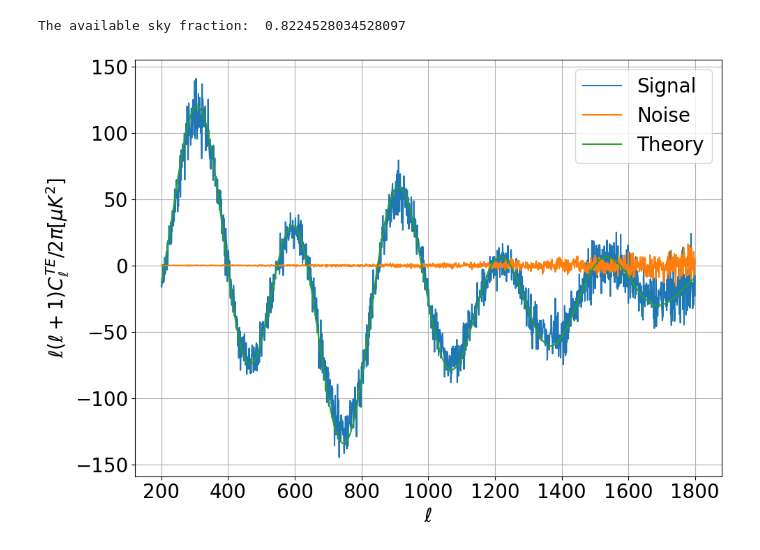
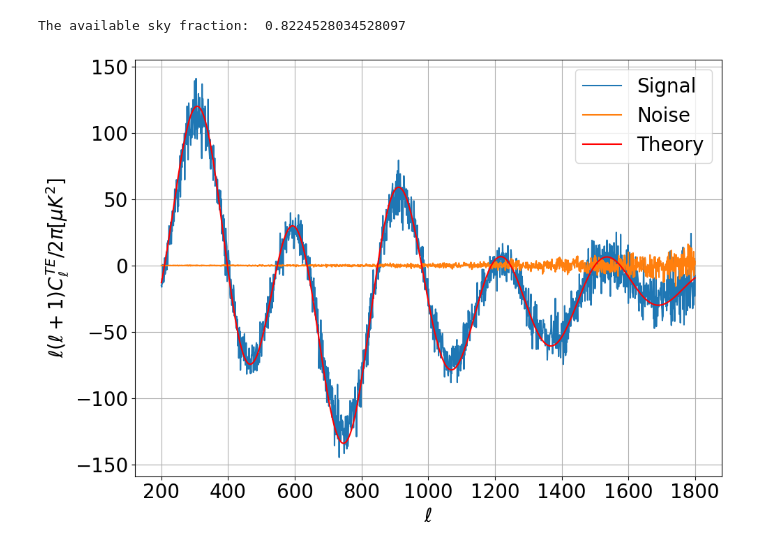
Before and after one commit to s-Sayan/HMC_code, a Jupyter notebook: Sayan/Cl_calulator_TE.ipynb, the cells around one changed output. Saved outputs shown, nothing was run; the diff lists cells and outputs as text; code cells hidden in the pictures.

```diff
--- a/Sayan/Cl_calulator_TE.ipynb
+++ b/Sayan/Cl_calulator_TE.ipynb
@@ -21,3 +21,6 @@ halfmap2_u = hp.read_map(base_path + "COM_CMB_IQU-smica_2048_R3.00_hm2.fits", fi
 data_u = hp.read_map(base_path + "COM_CMB_IQU-smica_2048_R3.00_full.fits", field=2)
 
 mask_p = hp.read_map(base_path + "COM_CMB_IQU-smica_2048_R3.00_full.fits", field=4)
+# %%
+base_path = "/Users/sayan/CMB_WORK/Maps/"
+halfmap1_t = hp.read_map(base_path + "COM_CMB_IQU-smica_2048_R3.00_hm1.fits", field=0)
@@ -103,21 +142,21 @@ signal1 = hp.anafast(emap1*mask_c, tmap2*mask_c, lmax=elmax)/ (fsky * bl_pix**2)
 # %%
 # Sample data for illustration
 el = np.arange(200, 1800 + 1)
 
 fig, ax1 = plt.subplots(figsize=(10, 7))
 
 # Plot Signal, Noise, and Theory
 ax1.plot(el, el * (el + 1) * signal[el] / 2 / np.pi, label="Signal")
 ax1.plot(el, el * (el + 1) * Nl[el] / 2 / np.pi, label="Noise")
-ax1.plot(el, cl_th[el, 2], label="Theory")
+ax1.plot(el, cl_th[el, 2], c="r", label="Theory")
 ax1.set_xlabel(r"$\ell$", fontsize=20)
 ax1.set_ylabel(r"$\ell(\ell+1)C^{TE}_{\ell}/2\pi [\mu K^2]$", fontsize=20)
 ax1.grid()
 ax1.legend(fontsize=20)
 ax1.tick_params(axis='both', which='major', labelsize=20)
 
 plt.tight_layout()
-plt.savefig("./plots/cross_power_spectrum_TE_beam5arcmin.pdf")
+#plt.savefig("./plots/cross_power_spectrum_TE_beam5arcmin.pdf")
 plt.show()
 # %% [output]
-[figure, old version]
+[figure, new version]
```
Also changed, not shown: parts of 4 cells of this notebook, 3 other files.
